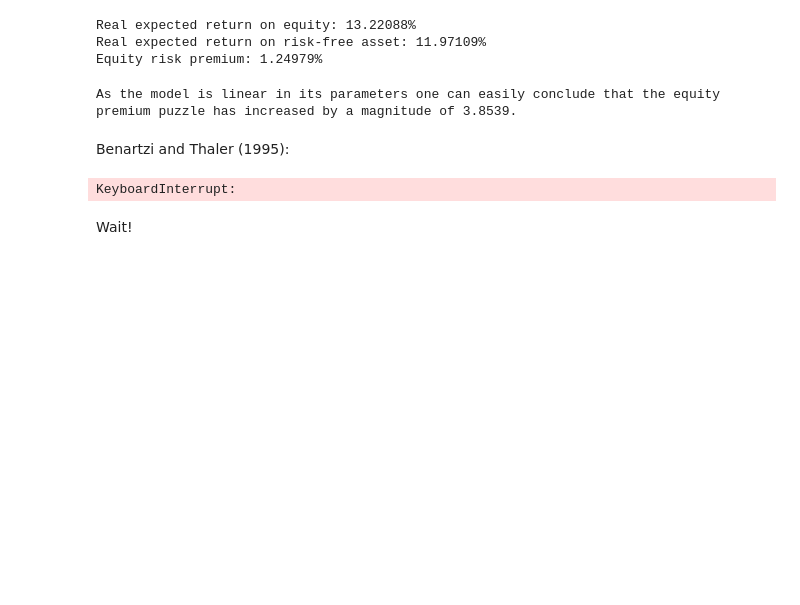
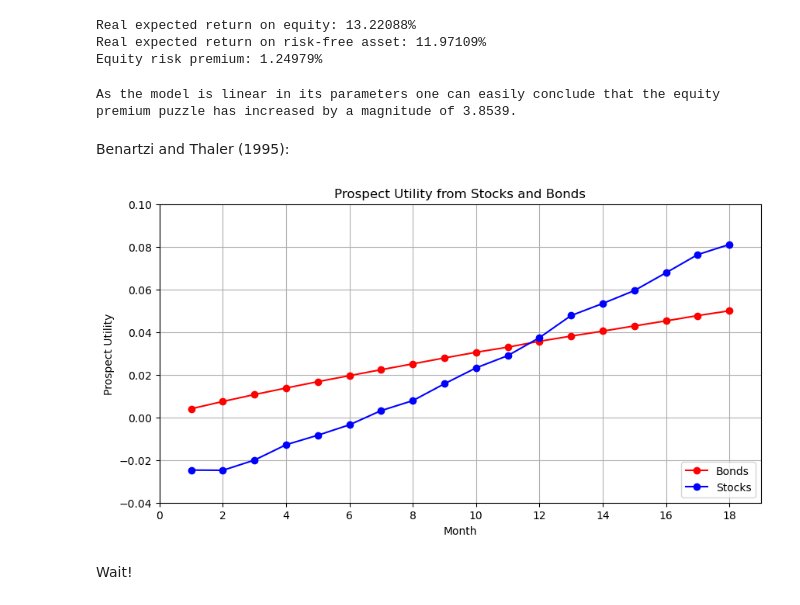
Before and after one commit to mcp656/Seminar, a Jupyter notebook: prescott.ipynb, the cells around one changed output. Cells and saved outputs as stored; diff of their text form; code cells hidden in the pictures; blank space fills up the shorter version.

```diff
--- a/prescott.ipynb
+++ b/prescott.ipynb
@@ -213,37 +213,36 @@ As the model is linear in its parameters one can easily conclude that the equity
 Benartzi and Thaler (1995):
 # %%
 # Define block bootstrap function
-def block_bootstrap(x, block_length=12, n_samples=100000):
-    n = len(x)
-    returns = []
+# def block_bootstrap(x, block_length=12, n_samples=100000):
+#    n = len(x)
+#    returns = []
+#
+#    for _ in range(n_samples):
+#        last_start = n - block_length
+#        start = np.random.randint(0, last_start + 1)  # +1 because upper bound is exclusive
+#        block = x[start:start + block_length]
+#        block_return = np.prod(1 + block) - 1
+#        returns.append(block_return)
+#
+#   return np.array(returns)
+#
+# Initialize storage dictionaries
 
-    for _ in range(n_samples):
-        last_start = n - block_length
-        start = np.random.randint(0, last_start + 1)  # +1 because upper bound is exclusive
-        block = x[start:start + block_length]
-        block_return = np.prod(1 + block) - 1
-        returns.append(block_return)
-
-    return np.array(returns)
-
-# Initialize storage dictionaries
-bond_data = {}
-stock_data = {}
+# bond_data = {}
+# stock_data = {}
 
 # Generate bootstrapped samples for block lengths 1 to 18
-for i in range(1, 19):
-    bond_data[i] = block_bootstrap(df_monthly["RET_SPBDUB3T"], block_length=i, n_samples=100000)
-    stock_data[i] = block_bootstrap(df_monthly["RET_SP500TR"], block_length=i, n_samples=100000)
+# for i in range(1, 19):
+#    bond_data[i] = block_bootstrap(df_monthly["RET_SPBDUB3T"], block_length=i, n_samples=100000)
+#    stock_data[i] = block_bootstrap(df_monthly["RET_SP500TR"], block_length=i, n_samples=100000)
 
 # Convert to DataFrames
-bond_df = pd.DataFrame(bond_data)
-stock_df = pd.DataFrame(stock_data)
+# bond_df = pd.DataFrame(bond_data)
+# stock_df = pd.DataFrame(stock_data)
 
 # Save to CSV
-bond_df.to_csv("bond_data.csv", index=False)
-stock_df.to_csv("stock_data.csv", index=False)
+# bond_df.to_csv("bond_data.csv", index=False)
+# stock_df.to_csv("stock_data.csv", index=False)
-# %% [output]
-KeyboardInterrupt:
 # %%
 # Parameters
 alpha = 0.88
@@ -373,16 +338,38 @@ months, utility_SP500TR = sim_utility(df_monthly["RET_SP500TR"][1:], max_block_l
+# %%
+# Load the bootstrapped return data
+bond_df = pd.read_csv("bond_data.csv")
+stock_df = pd.read_csv("stock_data.csv")
+
+# Compute prospective utility using cpt_utility for each column (block length)
+bond_utility = [cpt_utility(bond_df[col].dropna().values) for col in bond_df.columns]
+stock_utility = [cpt_utility(stock_df[col].dropna().values) for col in stock_df.columns]
+
+# Convert results to DataFrames with proper labeling
+bond_util_df = pd.DataFrame({
+    "Horizon": bond_df.columns.astype(int),
+    "Utility": bond_utility
+})
+
+stock_util_df = pd.DataFrame({
+    "Horizon": stock_df.columns.astype(int),
+    "Utility": stock_utility
+})
 # %%
 plt.figure(figsize=(10, 5))
-plt.plot(months, utility_tbill, marker='o', color="red")
-plt.plot(months, utility_SP500TR, marker='o', color="blue")
+plt.plot(bond_util_df["Horizon"], bond_util_df["Utility"], marker='o', color="red", label="Bonds")
+plt.plot(stock_util_df["Horizon"], stock_util_df["Utility"], marker='o', color="blue", label="Stocks")
 plt.xlabel('Month')
 plt.ylabel('Prospect Utility')
 plt.title('Prospect Utility from Stocks and Bonds')
-plt.ylim(-0.04, 0.10)
+plt.legend(loc="lower right")
+plt.ylim(-0.04, 0.1)
 plt.xlim(0, 19)
 plt.grid()
 
 # Force whole number ticks on x-axis
 plt.gca().xaxis.set_major_locator(MaxNLocator(integer=True))
+# %% [output]
+[figure, added]
 # %% [markdown]
 Wait!
 # %%
```
Also changed, not shown: parts of 4 cells of this notebook, 2 other files.
